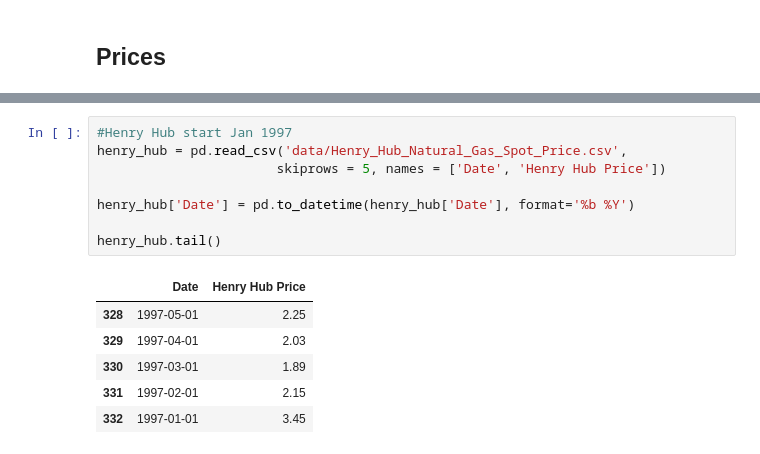
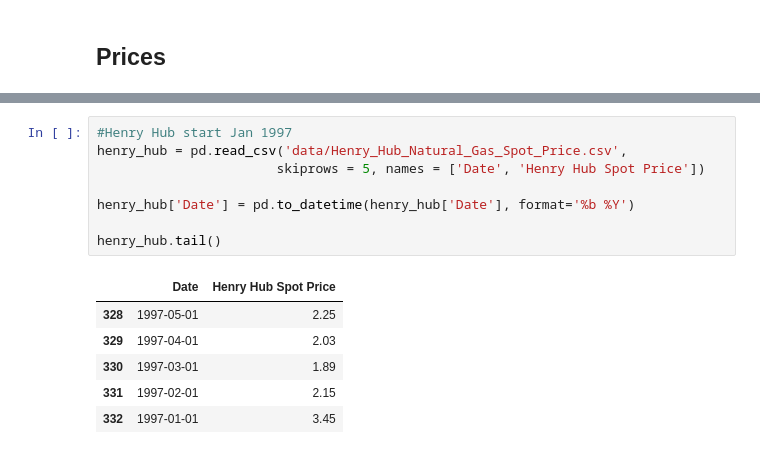
Before and after one commit to kevivuu/ECON323-project, a Jupyter notebook: Final Project.ipynb, the cells around one changed output, grey strips where cells are left out. Drawn from its saved outputs; the diff is of its cells as text.

```diff
--- a/Final Project.ipynb
+++ b/Final Project.ipynb
@@ -77,13 +49,13 @@ dutch.tail()
 # %%
 #Henry Hub start Jan 1997
 henry_hub = pd.read_csv('data/Henry_Hub_Natural_Gas_Spot_Price.csv',
-                       skiprows = 5, names = ['Date', 'Henry Hub Price'])
+                       skiprows = 5, names = ['Date', 'Henry Hub Spot Price'])
 
 henry_hub['Date'] = pd.to_datetime(henry_hub['Date'], format='%b %Y')
 
 henry_hub.tail()
 # %% [output]
-|  | Date | Henry Hub Price |
+|  | Date | Henry Hub Spot Price |
 | 328 | 1997-05-01 | 2.25 |
 | 329 | 1997-04-01 | 2.03 |
 | 330 | 1997-03-01 | 1.89 |
```
Also changed, not shown: parts of 12 cells of this notebook, 4 other files.
